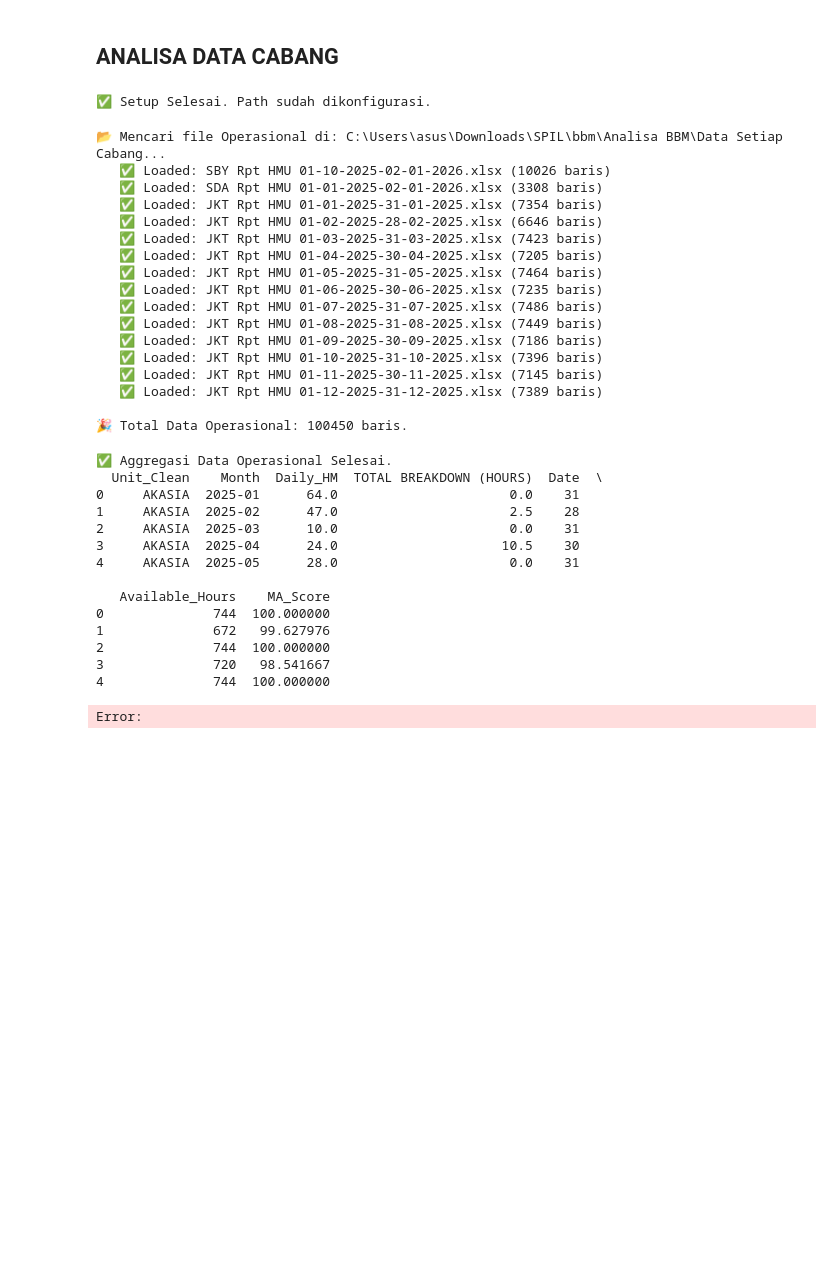
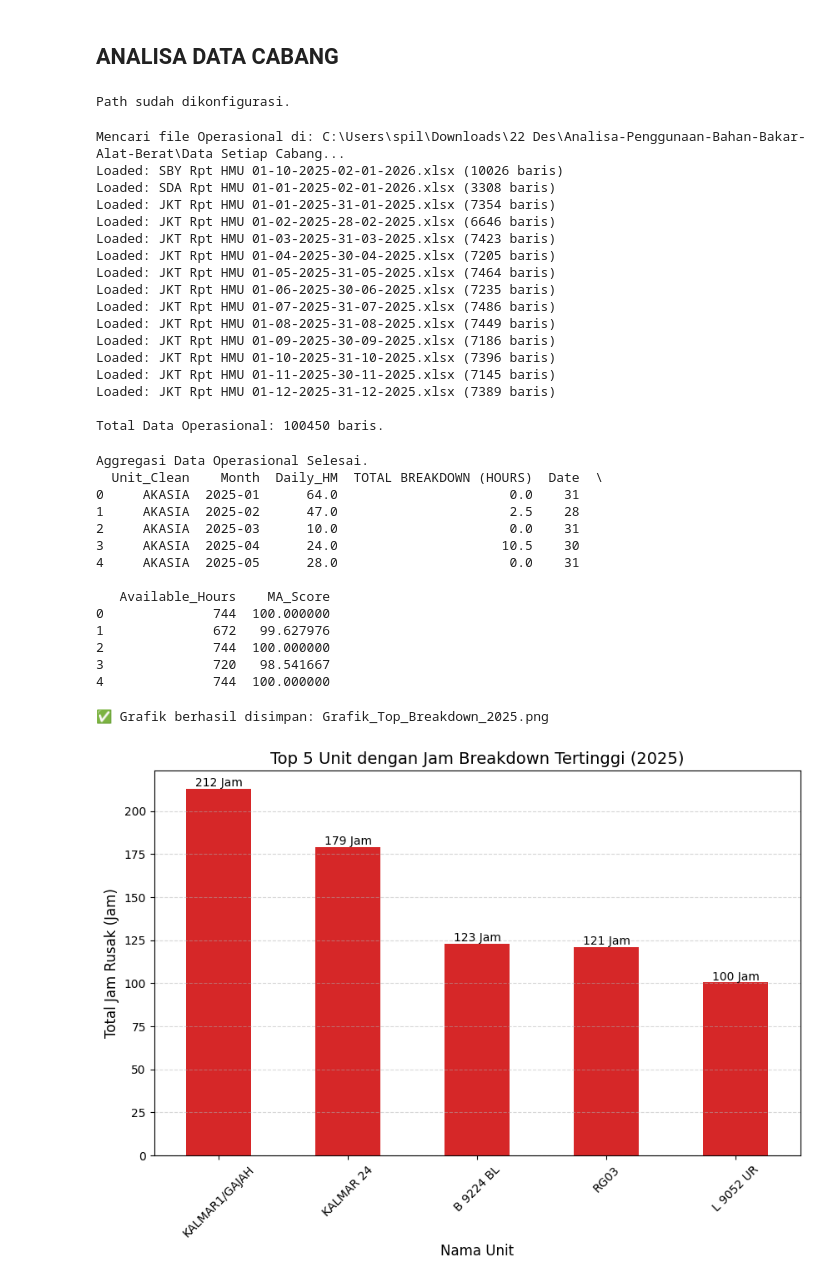
Before and after one commit to MichaelSugiarto/Analisa-Penggunaan-Bahan-Bakar-Alat-Berat, a Jupyter notebook: ideAnalisaBBM.ipynb, the cells around one changed output. Cells and saved outputs as stored; diff of their text form; code cells hidden in the pictures; blank space fills up the shorter version.

Commit message:
analisa cabang part 4.2 laptop2

```diff
--- a/ideAnalisaBBM.ipynb
+++ b/ideAnalisaBBM.ipynb
@@ -796,25 +796,25 @@ import seaborn as sns
 import glob
 import os
 
-# ==============================================================================
-# ⚙️ KONFIGURASI PATH (WAJIB DISESUAIKAN)
-# ==============================================================================
+# KONFIGURASI PATH
 
 # 1. Folder tempat Data Operasional (HMU) - Yang ada folder JKT/SBY/SDA
-path_folder_ops = r"C:\Users\asus\Downloads\SPIL\bbm\Analisa BBM\Data Setiap Cabang"
+# path_folder_ops = r"C:\Users\asus\Downloads\SPIL\bbm\Analisa BBM\Data Setiap Cabang"
+path_folder_ops = r"C:\Users\spil\Downloads\22 Des\Analisa-Penggunaan-Bahan-Bakar-Alat-Berat\Data Setiap Cabang"
+
 
 # 2. Folder tempat Data BBM (CSV Bulanan) - File BBM AAB.xlsx - JAN.csv, dll
 # Jika ada di folder yang sama dengan script, gunakan '.'
-path_folder_bbm = r"C:\Users\asus\Downloads\SPIL\bbm\Analisa BBM"
+# path_folder_bbm = r"C:\Users\asus\Downloads\SPIL\bbm\Analisa BBM"
+path_folder_bbm = r"C:\Users\spil\Downloads\22 Des\Analisa-Penggunaan-Bahan-Bakar-Alat-Berat"
 
-print("✅ Setup Selesai. Path sudah dikonfigurasi.")
+
+print("Path sudah dikonfigurasi.")
 # %% [output]
-✅ Setup Selesai. Path sudah dikonfigurasi.
+Path sudah dikonfigurasi.
 # %%
-# ==============================================================================
 # PROSES LOAD DATA OPERASIONAL (DAILY HM)
-# ==============================================================================
-print(f"📂 Mencari file Operasional di: {path_folder_ops}...")
+print(f"Mencari file Operasional di: {path_folder_ops}...")
 
 list_ops = []
 for root, dirs, files in os.walk(path_folder_ops):
@@ -837,10 +837,10 @@ for root, dirs, files in os.walk(path_folder_ops):
                 if all(col in df_temp.columns for col in cols_needed):
                     df_subset = df_temp[cols_needed].copy()
                     list_ops.append(df_subset)
-                    print(f"   ✅ Loaded: {file} ({len(df_subset)} baris)")
+                    print(f"Loaded: {file} ({len(df_subset)} baris)")
 
             except Exception as e:
-                print(f"   ❌ Error {file}: {e}")
+                print(f"Error {file}: {e}")
 
 # Gabungkan Data Ops
 if list_ops:
@@ -860,27 +860,27 @@ if list_ops:
     df_ops['Unit_Clean'] = df_ops['EQUIP NAME'].str.upper().str.strip()
     df_ops['Month'] = df_ops['Date'].dt.to_period('M')
 
-    print(f"\n🎉 Total Data Operasional: {len(df_ops)} baris.")
+    print(f"\nTotal Data Operasional: {len(df_ops)} baris.")
 else:
-    print("⚠️ Tidak ada data operasional yang ter-load.")
+    print("Tidak ada data operasional yang ter-load.")
 # %% [output]
-📂 Mencari file Operasional di: C:\Users\asus\Downloads\SPIL\bbm\Analisa BBM\Data Setiap Cabang...
-   ✅ Loaded: SBY Rpt HMU 01-10-2025-02-01-2026.xlsx (10026 baris)
-   ✅ Loaded: SDA Rpt HMU 01-01-2025-02-01-2026.xlsx (3308 baris)
-   ✅ Loaded: JKT Rpt HMU 01-01-2025-31-01-2025.xlsx (7354 baris)
-   ✅ Loaded: JKT Rpt HMU 01-02-2025-28-02-2025.xlsx (6646 baris)
-   ✅ Loaded: JKT Rpt HMU 01-03-2025-31-03-2025.xlsx (7423 baris)
-   ✅ Loaded: JKT Rpt HMU 01-04-2025-30-04-2025.xlsx (7205 baris)
-   ✅ Loaded: JKT Rpt HMU 01-05-2025-31-05-2025.xlsx (7464 baris)
-   ✅ Loaded: JKT Rpt HMU 01-06-2025-30-06-2025.xlsx (7235 baris)
-   ✅ Loaded: JKT Rpt HMU 01-07-2025-31-07-2025.xlsx (7486 baris)
-   ✅ Loaded: JKT Rpt HMU 01-08-2025-31-08-2025.xlsx (7449 baris)
-   ✅ Loaded: JKT Rpt HMU 01-09-2025-30-09-2025.xlsx (7186 baris)
-   ✅ Loaded: JKT Rpt HMU 01-10-2025-31-10-2025.xlsx (7396 baris)
-   ✅ Loaded: JKT Rpt HMU 01-11-2025-30-11-2025.xlsx (7145 baris)
-   ✅ Loaded: JKT Rpt HMU 01-12-2025-31-12-2025.xlsx (7389 baris)
+Mencari file Operasional di: C:\Users\spil\Downloads\22 Des\Analisa-Penggunaan-Bahan-Bakar-Alat-Berat\Data Setiap Cabang...
+Loaded: SBY Rpt HMU 01-10-2025-02-01-2026.xlsx (10026 baris)
+Loaded: SDA Rpt HMU 01-01-2025-02-01-2026.xlsx (3308 baris)
+Loaded: JKT Rpt HMU 01-01-2025-31-01-2025.xlsx (7354 baris)
+Loaded: JKT Rpt HMU 01-02-2025-28-02-2025.xlsx (6646 baris)
+Loaded: JKT Rpt HMU 01-03-2025-31-03-2025.xlsx (7423 baris)
+Loaded: JKT Rpt HMU 01-04-2025-30-04-2025.xlsx (7205 baris)
+Loaded: JKT Rpt HMU 01-05-2025-31-05-2025.xlsx (7464 baris)
+Loaded: JKT Rpt HMU 01-06-2025-30-06-2025.xlsx (7235 baris)
+Loaded: JKT Rpt HMU 01-07-2025-31-07-2025.xlsx (7486 baris)
+Loaded: JKT Rpt HMU 01-08-2025-31-08-2025.xlsx (7449 baris)
+Loaded: JKT Rpt HMU 01-09-2025-30-09-2025.xlsx (7186 baris)
+Loaded: JKT Rpt HMU 01-10-2025-31-10-2025.xlsx (7396 baris)
+Loaded: JKT Rpt HMU 01-11-2025-30-11-2025.xlsx (7145 baris)
+Loaded: JKT Rpt HMU 01-12-2025-31-12-2025.xlsx (7389 baris)
 
-🎉 Total Data Operasional: 100450 baris.
+Total Data Operasional: 100450 baris.
 # %%
 # Grouping per Unit per Bulan
 ops_monthly = df_ops.groupby(['Unit_Clean', 'Month']).agg({
@@ -894,10 +894,10 @@ ops_monthly = df_ops.groupby(['Unit_Clean', 'Month']).agg({
 ops_monthly['Available_Hours'] = ops_monthly['Date'] * 24
 ops_monthly['MA_Score'] = ((ops_monthly['Available_Hours'] - ops_monthly['TOTAL BREAKDOWN (HOURS)']) / ops_monthly['Available_Hours']) * 100
 
-print("✅ Aggregasi Data Operasional Selesai.")
+print("Aggregasi Data Operasional Selesai.")
 print(ops_monthly.head())
 # %% [output]
-✅ Aggregasi Data Operasional Selesai.
+Aggregasi Data Operasional Selesai.
   Unit_Clean    Month  Daily_HM  TOTAL BREAKDOWN (HOURS)  Date  \
 0     AKASIA  2025-01      64.0                      0.0    31
 1     AKASIA  2025-02      47.0                      2.5    28
@@ -913,26 +913,30 @@ print(ops_monthly.head())
 4              744  100.000000
 # %%
 # Visualisasi: Top 5 Unit Paling Sering Rusak (Tahun 2025)
-# Kita group by Unit_Clean saja untuk melihat total setahun
 top_breakdown = ops_monthly.groupby('Unit_Clean')['TOTAL BREAKDOWN (HOURS)'].sum().nlargest(5)
 
 plt.figure(figsize=(10, 6))
-# Gunakan warna merah tua untuk kesan warning
 ax = top_breakdown.plot(kind='bar', color='#d62728')
 
 plt.title('Top 5 Unit dengan Jam Breakdown Tertinggi (2025)', fontsize=14)
 plt.ylabel('Total Jam Rusak (Jam)', fontsize=12)
 plt.xlabel('Nama Unit', fontsize=12)
 plt.xticks(rotation=45)
 plt.grid(axis='y', linestyle='--', alpha=0.5)
 
-# Menambahkan label angka di atas batang
+# Menambahkan label angka
 for p in ax.patches:
     ax.annotate(f'{int(p.get_height())} Jam',
                 (p.get_x() + p.get_width() / 2., p.get_height()),
                 ha='center', va='bottom')
 
+# --- BAGIAN TAMBAHAN UNTUK SAVE GAMBAR ---
+nama_file_2 = 'Grafik_Top_Breakdown_2025.png'
+plt.savefig(nama_file_2, dpi=300, bbox_inches='tight')
+print(f"✅ Grafik berhasil disimpan: {nama_file_2}")
+
 plt.show()
 # %% [output]
-Error:
+✅ Grafik berhasil disimpan: Grafik_Top_Breakdown_2025.png
+[figure, added]
 # %%
```
Also changed, not shown: parts of 3 cells of this notebook.
